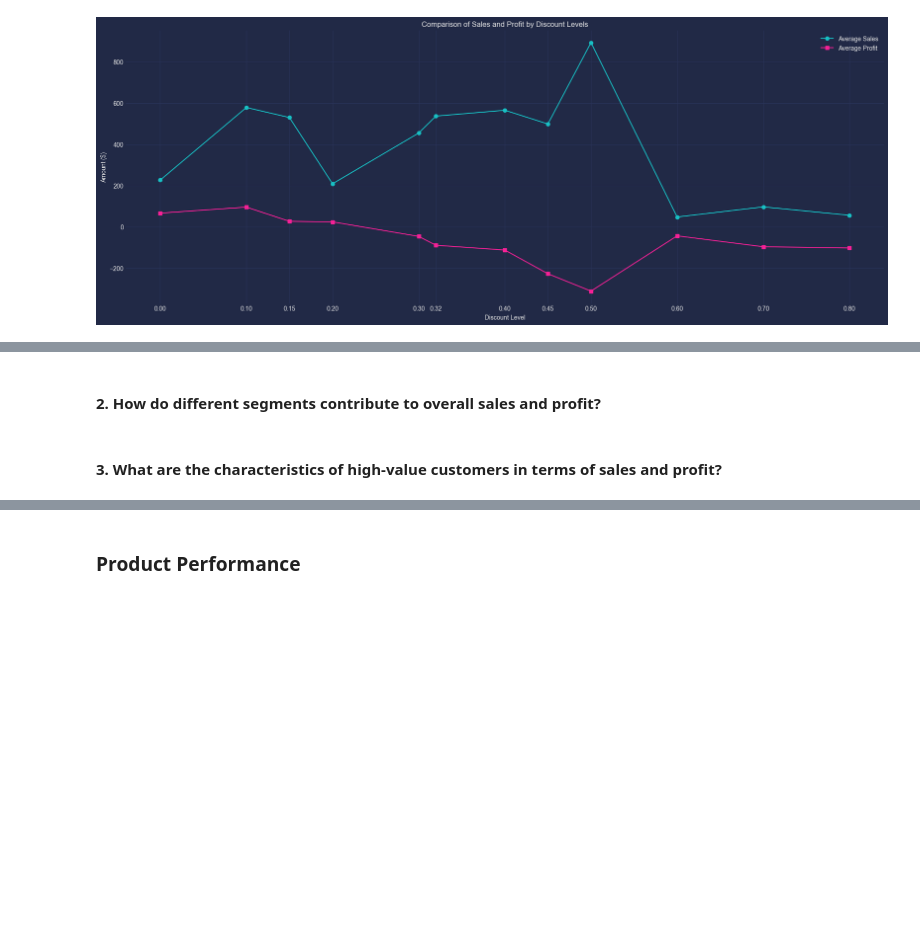
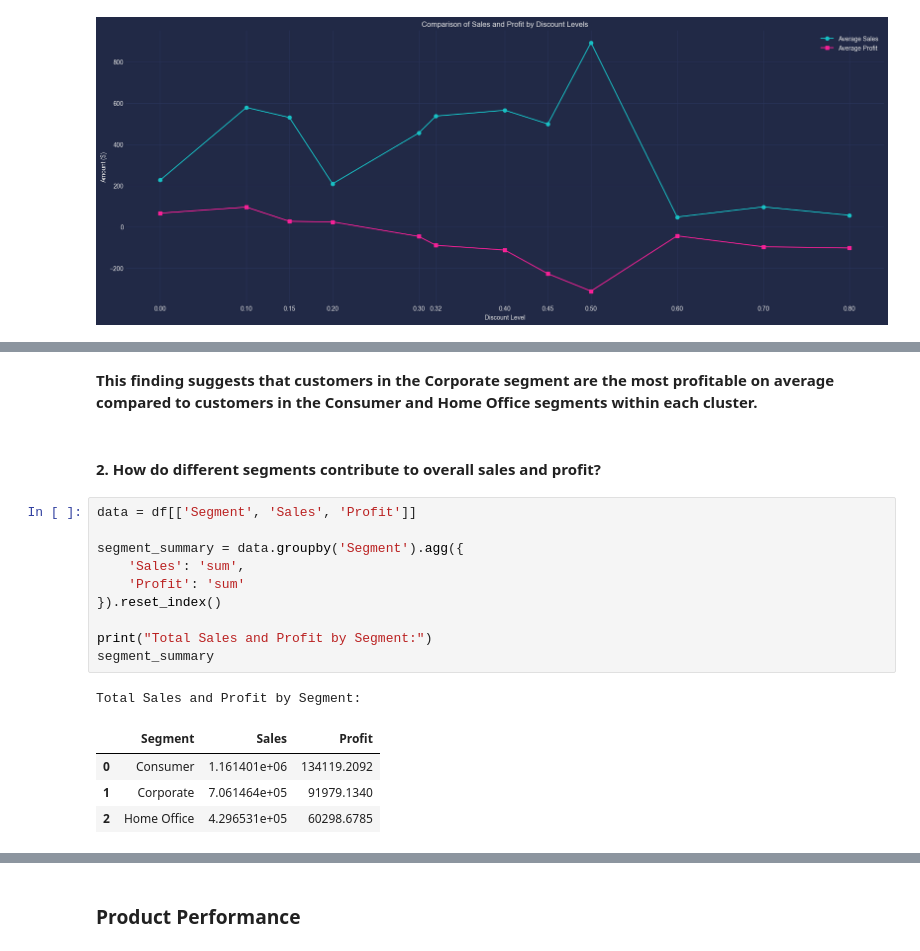
Before and after one commit to MahmoudNamNam/Data-Analysis-Projects, a Jupyter notebook: SuperStore/SuperStore.ipynb, the cells around one changed output, grey strips where cells are left out. Drawn from its saved outputs; the diff is of its cells as text; blank space fills up the shorter version.

```diff
--- a/SuperStore/SuperStore.ipynb
+++ b/SuperStore/SuperStore.ipynb
@@ -803,4 +923,20 @@ In this analysis, we'll explore the following questions:
+# %% [markdown]
+**This finding suggests that customers in the Corporate segment are the most profitable on average compared to customers in the Consumer and Home Office segments within each cluster.**
 # %% [markdown]
 #### 2. How do different segments contribute to overall sales and profit?
-# %% [markdown]
-#### 3. What are the characteristics of high-value customers in terms of sales and profit?
+# %%
+data = df[['Segment', 'Sales', 'Profit']]
+
+segment_summary = data.groupby('Segment').agg({
+    'Sales': 'sum',
+    'Profit': 'sum'
+}).reset_index()
+
+print("Total Sales and Profit by Segment:")
+segment_summary
+# %% [output]
+Total Sales and Profit by Segment:
+|  | Segment | Sales | Profit |
+| 0 | Consumer | 1.161401e+06 | 134119.2092 |
+| 1 | Corporate | 7.061464e+05 | 91979.1340 |
+| 2 | Home Office | 4.296531e+05 | 60298.6785 |
```
Also changed, not shown: parts of 26 cells of this notebook.
